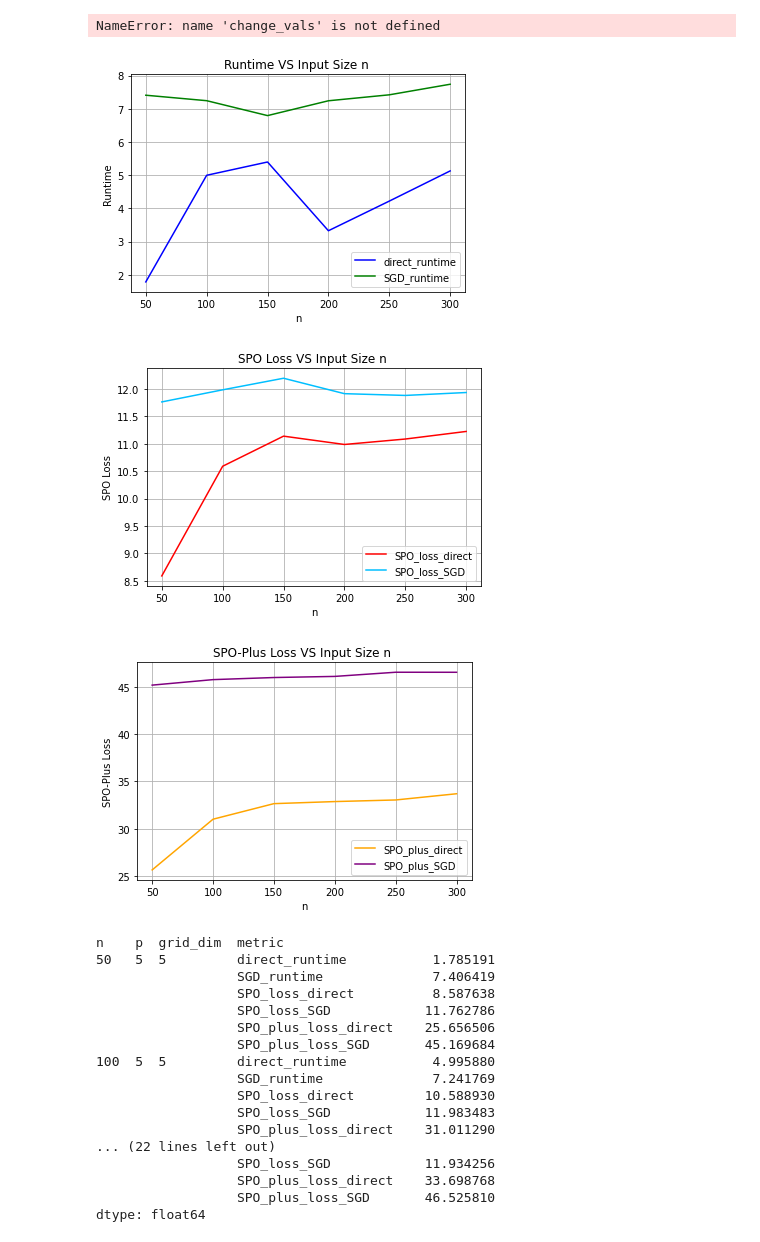
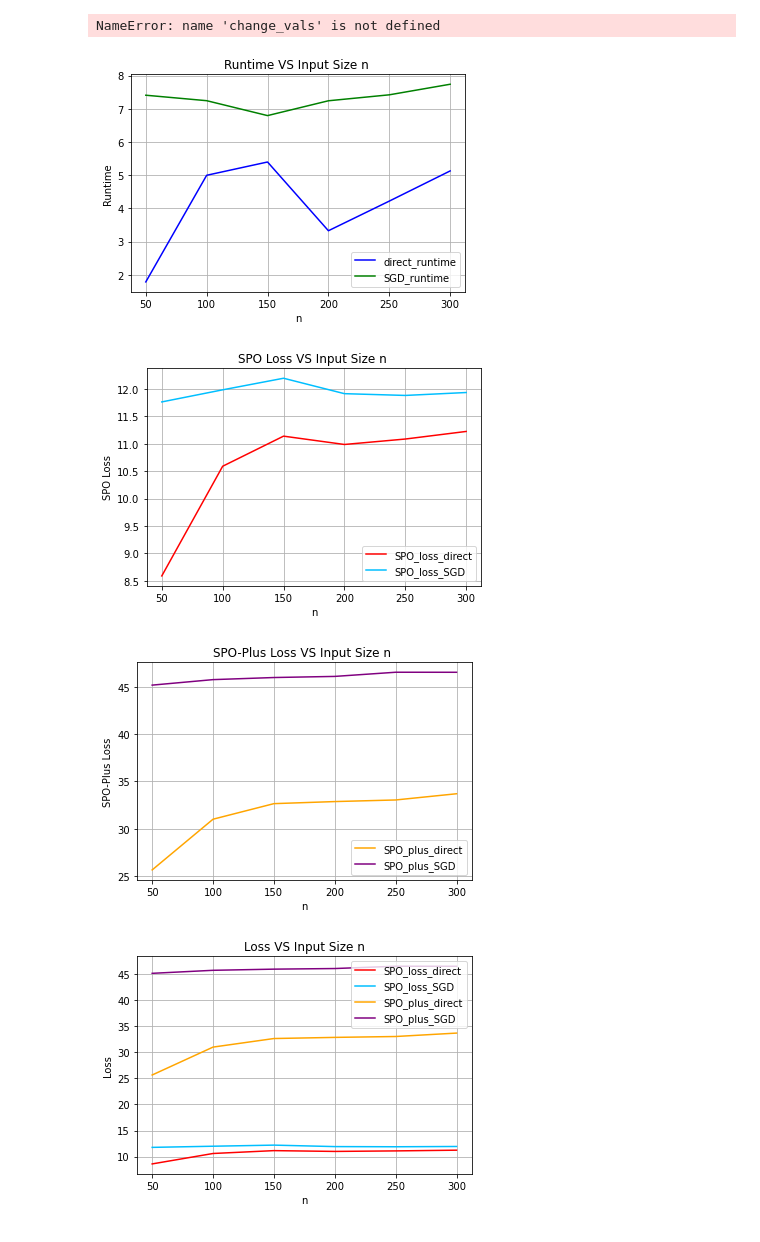
Before and after one commit to michaelzcjia/smart_predict_optimize, a Jupyter notebook: Experiments.ipynb, the cells around one changed output. Cells and saved outputs as stored; diff of their text form; code cells hidden in the pictures.

Commit message:
Loss on same plot

```diff
--- a/Experiments.ipynb
+++ b/Experiments.ipynb
@@ -294,47 +294,45 @@ plt.plot(x, direct_runtime , label = 'direct_runtime', color = 'b')
 plt.plot(x, SGD_runtime, label = 'SGD_runtime', color = 'g')
 plt.xlabel('n')
 plt.ylabel('Runtime')
 plt.title('Runtime VS Input Size n ')
 plt.grid()
 plt.legend()
 plt.show()
 
 plt.plot(x, SPO_loss_direct , label = 'SPO_loss_direct', color = 'red')
 plt.plot(x, SPO_loss_SGD, label = 'SPO_loss_SGD', color = 'deepskyblue')
 plt.xlabel('n')
 plt.ylabel('SPO Loss')
 plt.title('SPO Loss VS Input Size n ')
 plt.legend()
 plt.grid()
 plt.show()
 
 plt.plot(x, SPO_plus_loss_direct, label = 'SPO_plus_direct', color = 'orange')
 plt.plot(x, SPO_plus_loss_SGD, label = 'SPO_plus_SGD', color = 'purple')
 plt.xlabel('n')
 plt.ylabel('SPO-Plus Loss')
 plt.title('SPO-Plus Loss VS Input Size n ')
 plt.legend()
 plt.grid()
 plt.show()
+
+# compare SPO_plus and SPO losses
+
+plt.plot(x, SPO_loss_direct , label = 'SPO_loss_direct', color = 'red')
+plt.plot(x, SPO_loss_SGD, label = 'SPO_loss_SGD', color = 'deepskyblue')
+plt.xlabel('n')
+plt.ylabel('Loss')
+plt.plot(x, SPO_plus_loss_direct, label = 'SPO_plus_direct', color = 'orange')
+plt.plot(x, SPO_plus_loss_SGD, label = 'SPO_plus_SGD', color = 'purple')
+plt.title('Loss VS Input Size n')
+plt.legend()
+plt.grid()
+plt.show()
+
 #SPO_results_mean.head(1000)
 # %% [output]
 [figure]
 [figure]
 [figure]
-n    p  grid_dim  metric
-50   5  5         direct_runtime           1.785191
-                  SGD_runtime              7.406419
-                  SPO_loss_direct          8.587638
-                  SPO_loss_SGD            11.762786
-                  SPO_plus_loss_direct    25.656506
-                  SPO_plus_loss_SGD       45.169684
-100  5  5         direct_runtime           4.995880
-                  SGD_runtime              7.241769
-                  SPO_loss_direct         10.588930
-                  SPO_loss_SGD            11.983483
-                  SPO_plus_loss_direct    31.011290
-... (22 lines left out)
-                  SPO_loss_SGD            11.934256
-                  SPO_plus_loss_direct    33.698768
-                  SPO_plus_loss_SGD       46.525810
-dtype: float64
+[figure, added]
```
